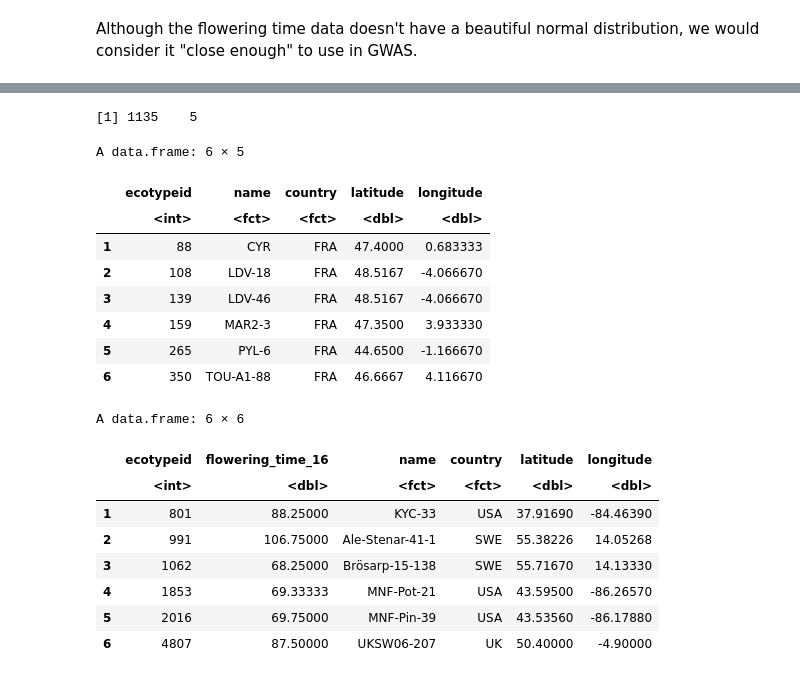
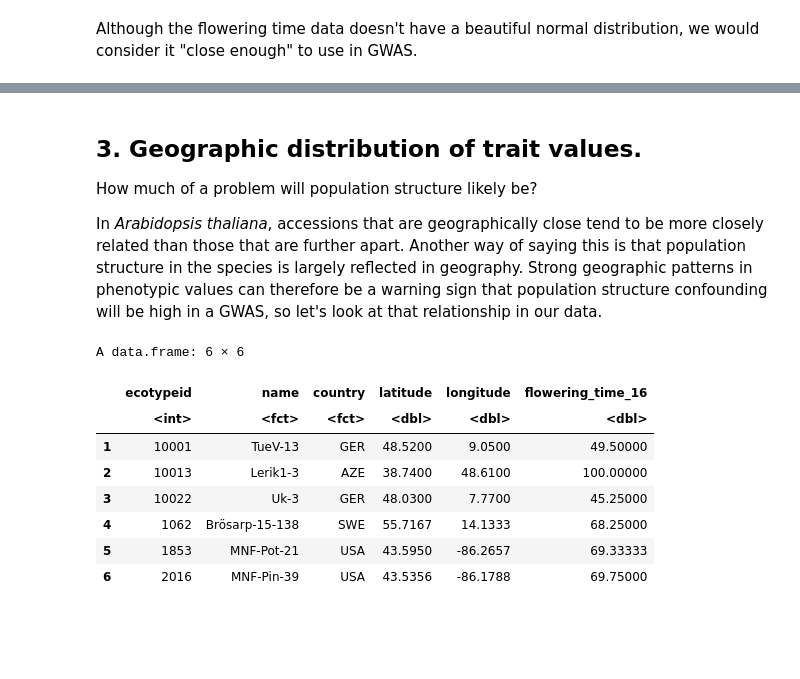
Before and after one commit to filiaultd/GWAS_workshop_CK, a Jupyter notebook: 1_phenotype_exploration.ipynb, the cells around one changed output, grey strips where cells are left out. Saved outputs shown, nothing was run; the diff lists cells and outputs as text; code cells hidden in the pictures; blank space fills up the shorter version.

```diff
--- a/1_phenotype_exploration.ipynb
+++ b/1_phenotype_exploration.ipynb
@@ -50,29 +49,22 @@ In *Arabidopsis thaliana*, population structure is largely associated with geogr
+# %% [markdown]
+## 3.  Geographic distribution of trait values.
+How much of a problem will population structure likely be?
+
+In *Arabidopsis thaliana*, accessions that are geographically close tend to be more closely related than those that are further apart.  Another way of saying this is that population structure in the species is largely reflected in geography.  Strong geographic patterns in phenotypic values can therefore be a warning sign that population structure confounding will be high in a GWAS, so let's look at that relationship in our data.
 # %%
 # read in accession origin data
 pos <- read.csv(accession.pos.file, stringsAsFactors=TRUE, header=TRUE)
-dim(pos)
-head(pos)
 
 # merge this data with the phenotype variable
 pheno <- merge(pheno, pos)
 head(pheno)
 # %% [output]
-[1] 1135    5
+A data.frame: 6 × 6
-A data.frame: 6 × 5
-|  | ecotypeid | name | country | latitude | longitude |
-|  | <int> | <fct> | <fct> | <dbl> | <dbl> |
-| 1 | 88 | CYR | FRA | 47.4000 | 0.683333 |
-| 2 | 108 | LDV-18 | FRA | 48.5167 | -4.066670 |
-| 3 | 139 | LDV-46 | FRA | 48.5167 | -4.066670 |
-| 4 | 159 | MAR2-3 | FRA | 47.3500 | 3.933330 |
-| 5 | 265 | PYL-6 | FRA | 44.6500 | -1.166670 |
-| 6 | 350 | TOU-A1-88 | FRA | 46.6667 | 4.116670 |
+|  | ecotypeid | name | country | latitude | longitude | flowering_time_16 |
+|  | <int> | <fct> | <fct> | <dbl> | <dbl> | <dbl> |
+| 1 | 10001 | TueV-13 | GER | 48.5200 | 9.0500 | 49.50000 |
+| 2 | 10013 | Lerik1-3 | AZE | 38.7400 | 48.6100 | 100.00000 |
+| 3 | 10022 | Uk-3 | GER | 48.0300 | 7.7700 | 45.25000 |
+| 4 | 1062 | Brösarp-15-138 | SWE | 55.7167 | 14.1333 | 68.25000 |
+| 5 | 1853 | MNF-Pot-21 | USA | 43.5950 | -86.2657 | 69.33333 |
+| 6 | 2016 | MNF-Pin-39 | USA | 43.5356 | -86.1788 | 69.75000 |
-A data.frame: 6 × 6
-|  | ecotypeid | flowering_time_16 | name | country | latitude | longitude |
-|  | <int> | <dbl> | <fct> | <fct> | <dbl> | <dbl> |
-| 1 | 801 | 88.25000 | KYC-33 | USA | 37.91690 | -84.46390 |
-| 2 | 991 | 106.75000 | Ale-Stenar-41-1 | SWE | 55.38226 | 14.05268 |
-| 3 | 1062 | 68.25000 | Brösarp-15-138 | SWE | 55.71670 | 14.13330 |
-| 4 | 1853 | 69.33333 | MNF-Pot-21 | USA | 43.59500 | -86.26570 |
-| 5 | 2016 | 69.75000 | MNF-Pin-39 | USA | 43.53560 | -86.17880 |
-| 6 | 4807 | 87.50000 | UKSW06-207 | UK | 50.40000 | -4.90000 |
```
Also changed, not shown: parts of 8 cells of this notebook, 1 other file.
